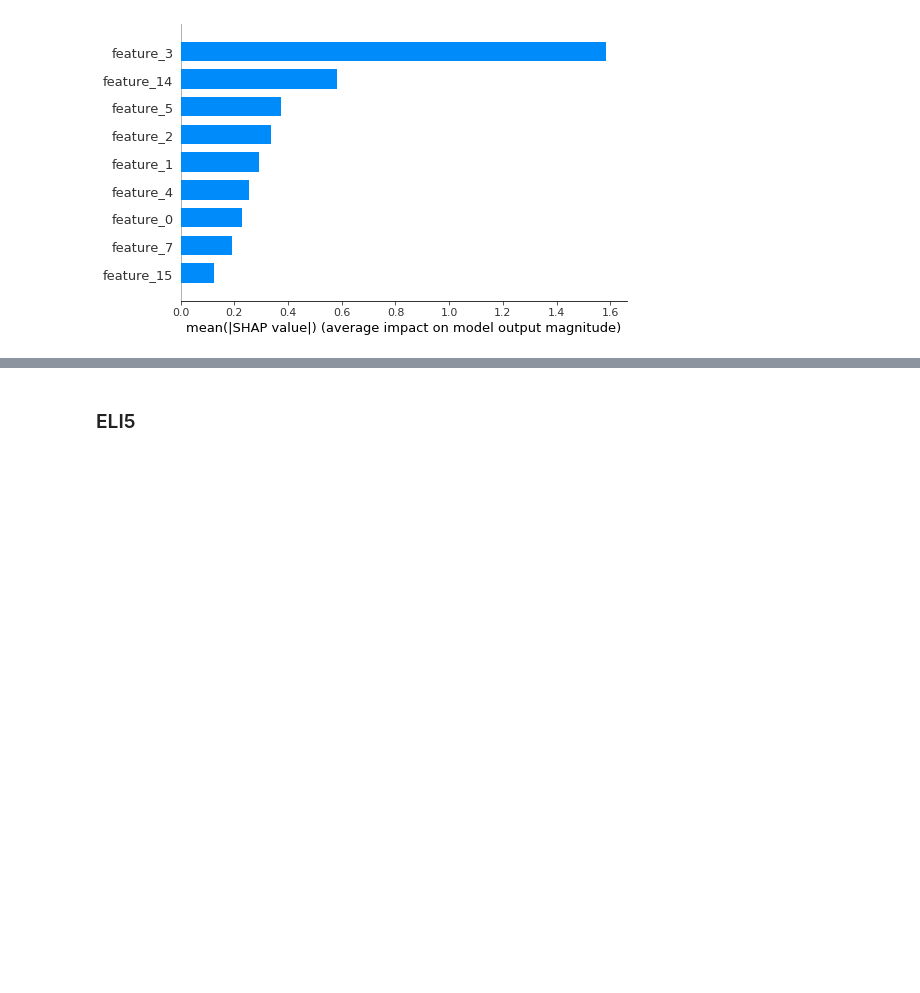
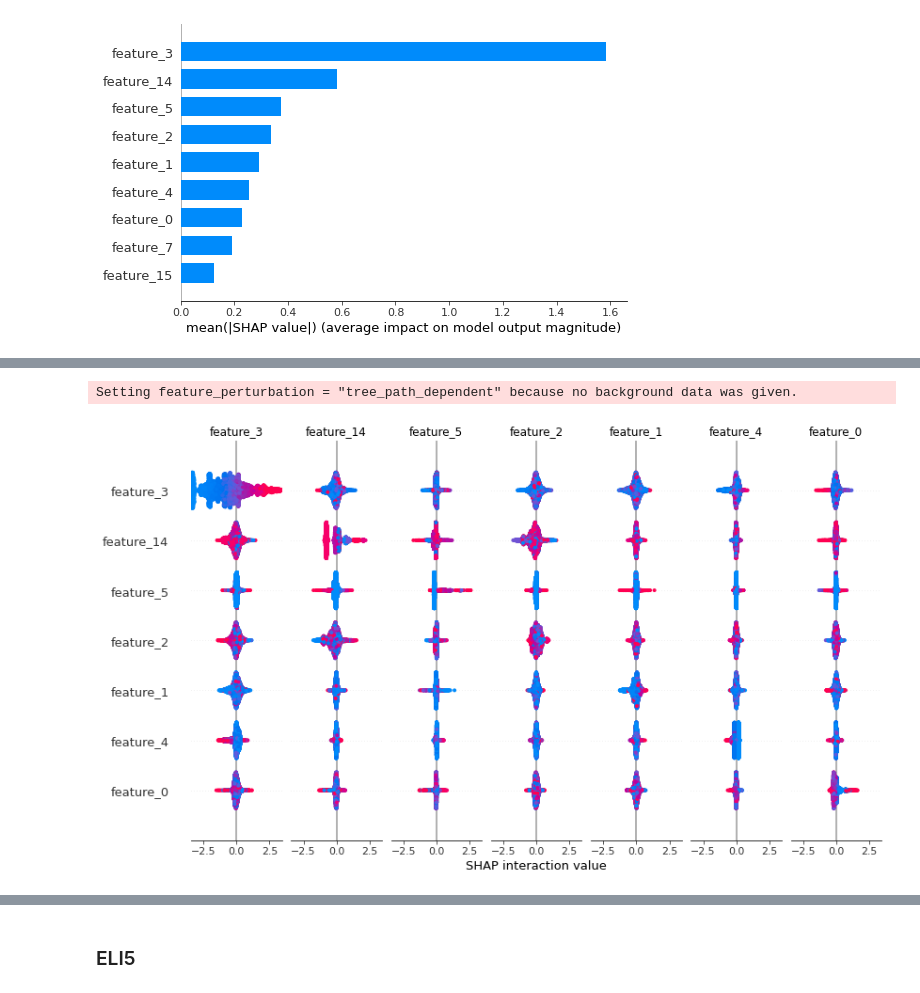
Before and after one commit to blewy/Insurance_Churn, a Jupyter notebook: notebooks/00. Initial_research.ipynb, the cells around one changed output, grey strips where cells are left out. Saved outputs shown, nothing was run; the diff lists cells and outputs as text; code cells hidden in the pictures; blank space fills up the shorter version.

```diff
--- a/notebooks/00. Initial_research.ipynb
+++ b/notebooks/00. Initial_research.ipynb
@@ -1094 +1158,9 @@ shap.summary_plot(shap_values, X_test_model)
+# %%
+shap_interaction_values = shap.TreeExplainer(classifier).shap_interaction_values(X_test_model)
+# %% [output]
+Setting feature_perturbation = "tree_path_dependent" because no background data was given.
+# %%
+shap.summary_plot(shap_interaction_values, X_test_model)
+# %% [output]
+[figure, added]
 # %%
```
Also changed, not shown: parts of 31 cells of this notebook.
